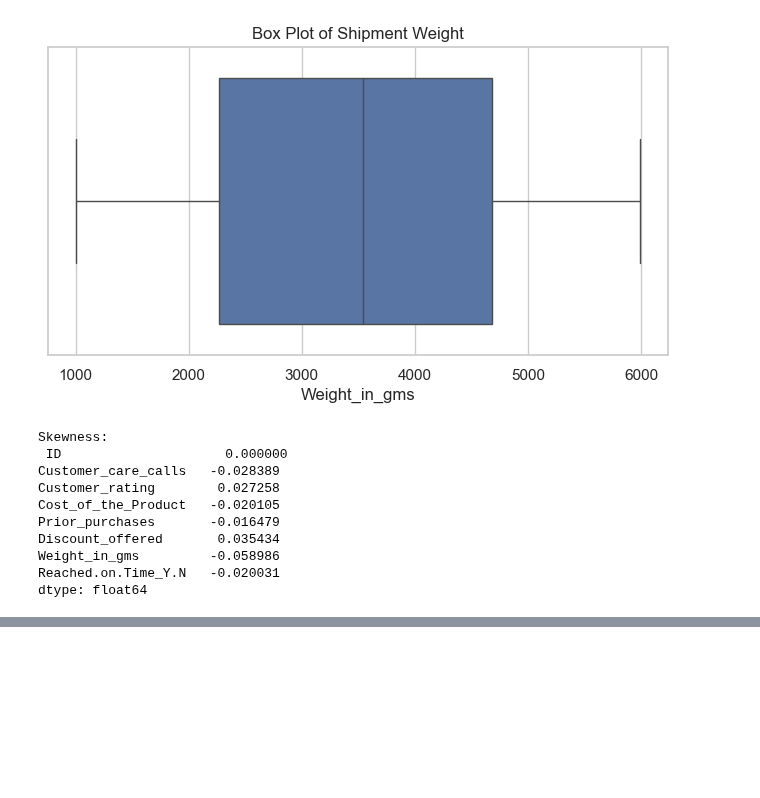
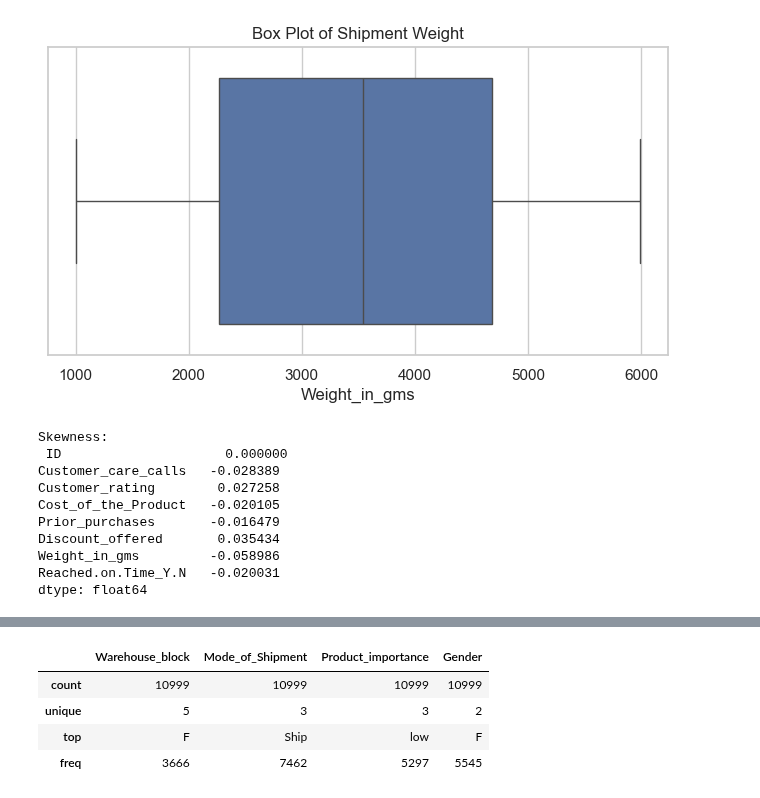
Before and after one commit to mailech/ShipmentSure-Predicting-On-Time-Delivery-Using-Supplier-Data, a Jupyter notebook: EDA.ipynb, the cells around one changed output, grey strips where cells are left out. Cells and saved outputs as stored; diff of their text form; code cells hidden in the pictures; blank space fills up the shorter version.

```diff
--- a/EDA.ipynb
+++ b/EDA.ipynb
@@ -215,0 +301,8 @@ dtype: float64
+# %%
+df.describe(include=object)
+# %% [output]
+|  | Warehouse_block | Mode_of_Shipment | Product_importance | Gender |
+| count | 10999 | 10999 | 10999 | 10999 |
+| unique | 5 | 3 | 3 | 2 |
+| top | F | Ship | low | F |
+| freq | 3666 | 7462 | 5297 | 5545 |
```
Also changed, not shown: parts of 13 cells of this notebook.
